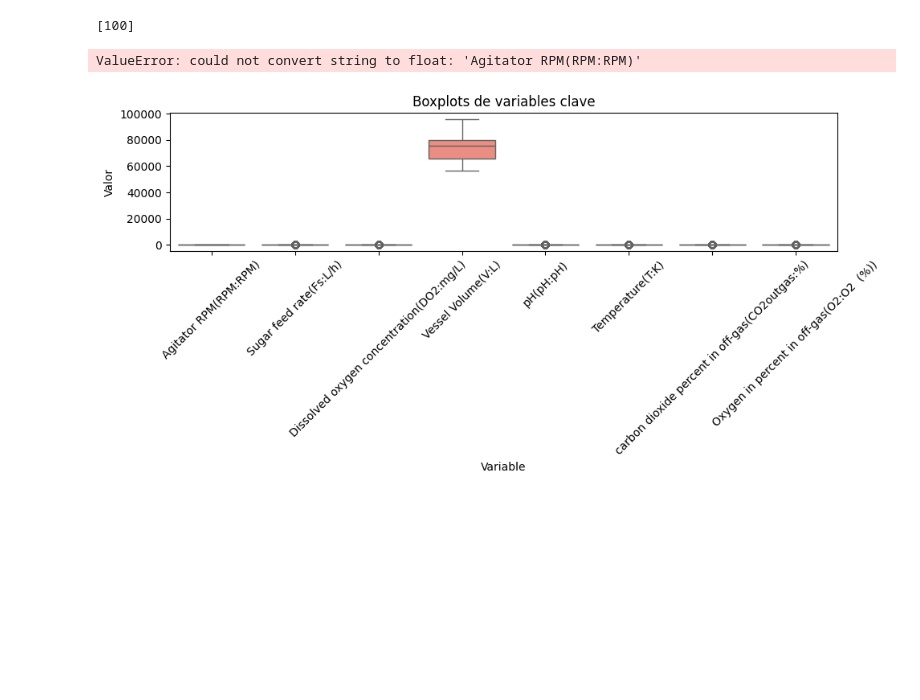
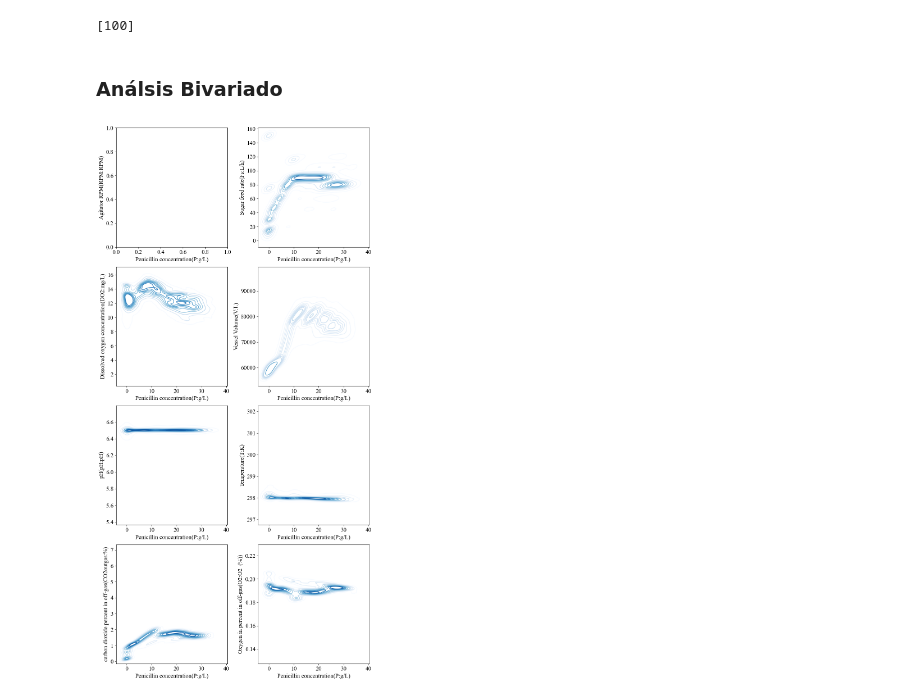
Before and after one commit to Sandrajol/ProyectoInnovacion, a Jupyter notebook: ProyectoInnovacion.ipynb, the cells around one changed output. Drawn from its saved outputs; the diff is of its cells as text; code cells hidden in the pictures; blank space fills up the shorter version.

Commit message:
Actualización Repositorio Modelos

```diff
--- a/ProyectoInnovacion.ipynb
+++ b/ProyectoInnovacion.ipynb
@@ -283,30 +319,31 @@ plt.show()
 print(data['Agitator RPM(RPM:RPM)'].unique())
 # %% [output]
 [100]
-# %%
-# Crear el modelo
-iso_forest = IsolationForest(n_estimators=100, contamination=0.05, random_state=42)
-
-# Entrenar el modelo
-iso_forest.fit(variables)
-
-# Predecir: -1 = outlier, 1 = normal
-variables['outlier'] = iso_forest.predict(variables)
-
-# Mostrar conteo
-print("Distribución de etiquetas:")
-print(variables['outlier'].value_counts())
-# %% [output]
-ValueError: could not convert string to float: 'Agitator RPM(RPM:RPM)'
-# %%
-plt.figure(figsize=(10, 5))
-data_melted = data[variables].melt()
-sns.boxplot(x='variable', y='value', data=data_melted, palette='Set3')
-plt.title("Boxplots de variables clave")
-plt.xlabel("Variable")
-plt.ylabel("Valor")
-plt.xticks(rotation=45)
-plt.tight_layout()
-plt.show()
-# %% [output]
-[figure, removed]
+# %% [markdown]
+### Análsis Bivariado
+# %%
+# Variable independiente
+x_var = 'Penicillin concentration(P:g/L)'
+
+fig, axes = plt.subplots(nrows=4, ncols=2, figsize=(10, 20))
+fig.tight_layout(pad=5.0)
+
+# Iterar sobre variables y crear gráficos bivariados
+for i, var in enumerate(variables):
+    row = i // 2
+    col = i % 2
+    ax = axes[row, col]
+
+    # Diagrama de densidad
+    sns.kdeplot(x=data_select[x_var], y=data_select[var], cmap='Blues', ax=ax)
+
+    # Etiquetas
+    ax.set_xlabel(x_var, fontsize=15)
+    ax.set_ylabel(var, fontsize=15)
+    ax.tick_params(axis='x', labelsize=15)
+    ax.tick_params(axis='y', labelsize=15)
+
+plt.tight_layout()
+plt.show()
+# %% [output]
+[figure, added]
```
Also changed, not shown: parts of 64 cells of this notebook, 15 other files.
